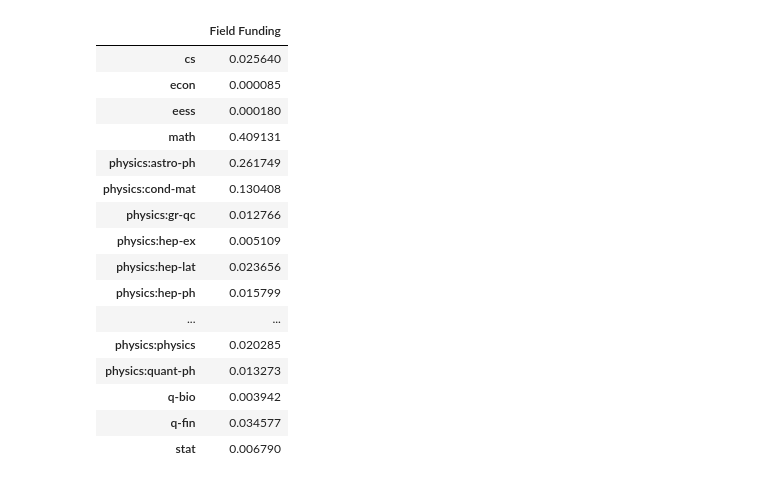
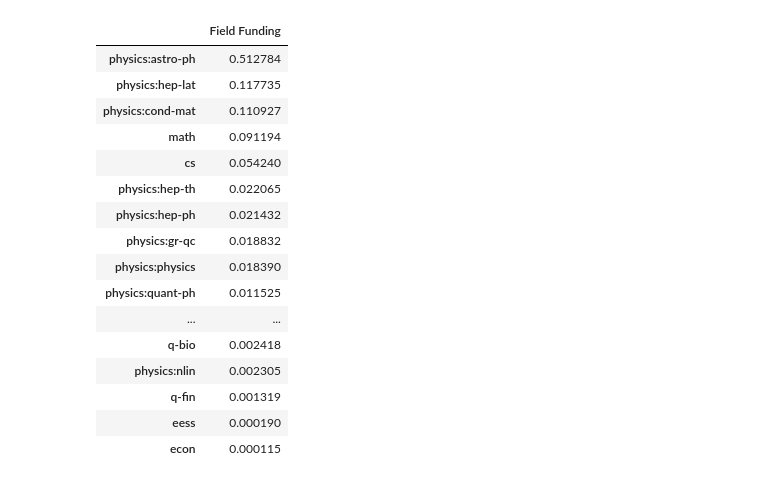
Before and after one commit to tunguyen17/Arxiv-Funding-Project, a Jupyter notebook: Project_2-Gradient ascend.ipynb, the cells around one changed output. Cells and saved outputs as stored; diff of their text form; code cells hidden in the pictures.

```diff
--- a/Project_2-Gradient ascend.ipynb
+++ b/Project_2-Gradient ascend.ipynb
@@ -33,6 +39,7 @@ df.head()
 # Cleaning the dataframe
 df.dropna(inplace = True)
 df.drop("Unnamed: 0", axis = 1, inplace = True) # Drop the "Unnamed: 0" | this was from index
+df.drop_duplicates(subset = "doi", inplace = True)
 
 # Get the category list
 all_cat = list(set(df["category"].values))
@@ -117,11 +136,11 @@ def compute_credit(author_funding):
 # %%
 num_field = len(all_cat)
 num_auth  = len(au_lst)
-num_steps = 500
+num_steps = 200
 
 # Learning hyperparameter
 p = 0.05
-alpha = 0.08
+alpha = 0.1
 
 # Current credit
 current_credit = credit_matrix
@@ -184,20 +203,21 @@ plt.show()
 # %%
-pd.DataFrame(best_field_funding, columns = ["Field Funding"], index = all_cat)
+funding_df = pd.DataFrame(best_field_funding, columns = ["Field Funding"], index = all_cat)
+funding_df.sort_values(by="Field Funding", ascending = False)
 # %% [output]
 |  | Field Funding |
-| cs | 0.025640 |
-| econ | 0.000085 |
-| eess | 0.000180 |
-| math | 0.409131 |
-| physics:astro-ph | 0.261749 |
-| physics:cond-mat | 0.130408 |
-| physics:gr-qc | 0.012766 |
-| physics:hep-ex | 0.005109 |
-| physics:hep-lat | 0.023656 |
-| physics:hep-ph | 0.015799 |
+| physics:astro-ph | 0.512784 |
+| physics:hep-lat | 0.117735 |
+| physics:cond-mat | 0.110927 |
+| math | 0.091194 |
+| cs | 0.054240 |
+| physics:hep-th | 0.022065 |
+| physics:hep-ph | 0.021432 |
+| physics:gr-qc | 0.018832 |
+| physics:physics | 0.018390 |
+| physics:quant-ph | 0.011525 |
 | ... | ... |
-| physics:physics | 0.020285 |
-| physics:quant-ph | 0.013273 |
-| q-bio | 0.003942 |
-| q-fin | 0.034577 |
-| stat | 0.006790 |
+| q-bio | 0.002418 |
+| physics:nlin | 0.002305 |
+| q-fin | 0.001319 |
+| eess | 0.000190 |
+| econ | 0.000115 |
```
Also changed, not shown: parts of 7 cells of this notebook.
